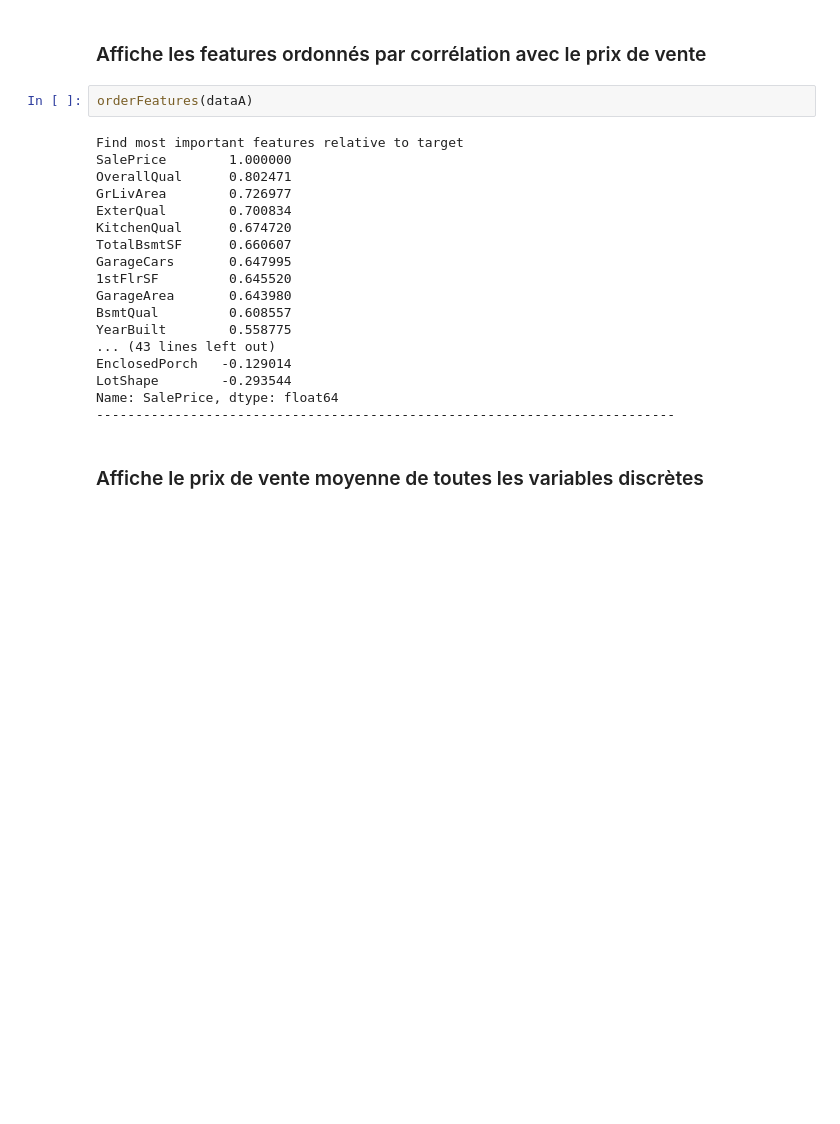
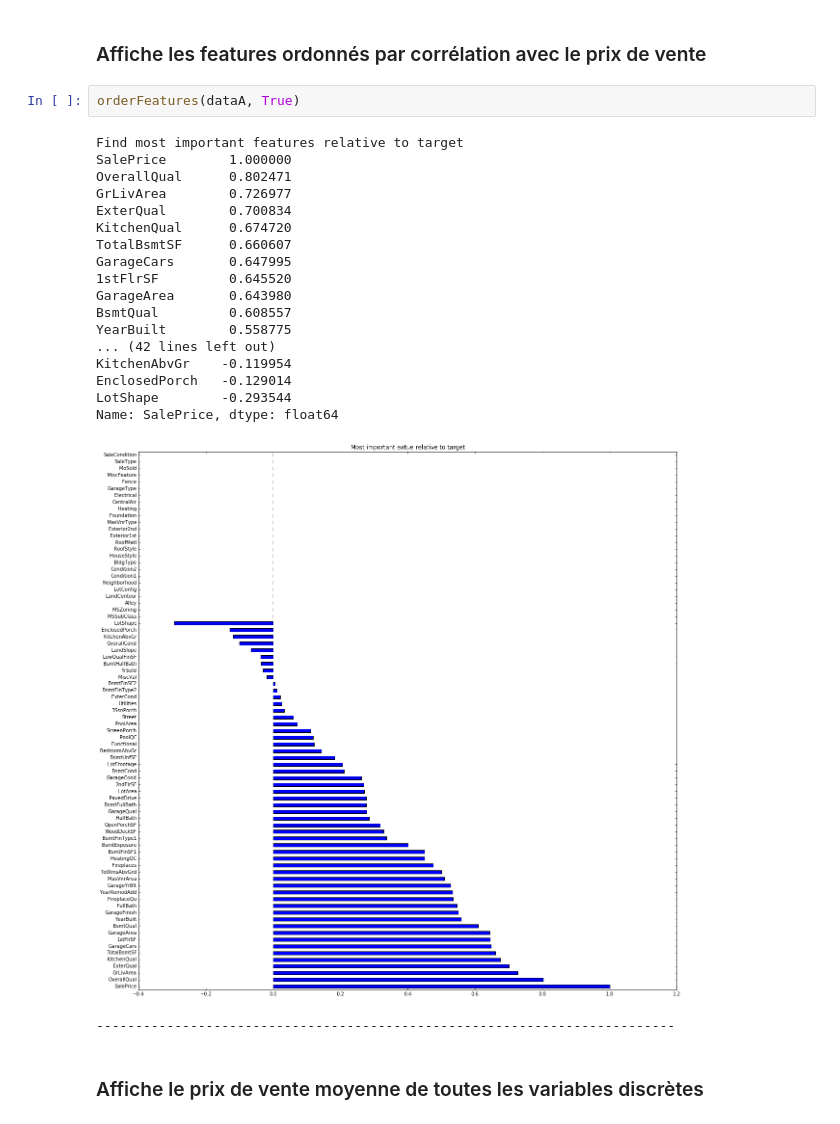
Before and after one commit to MaxouGJ/House-Prices, a Jupyter notebook: PROJET_HP_Maxime.ipynb, the cells around one changed output. Saved outputs shown, nothing was run; the diff lists cells and outputs as text; blank space fills up the shorter version.

```diff
--- a/PROJET_HP_Maxime.ipynb
+++ b/PROJET_HP_Maxime.ipynb
@@ -1079,25 +1081,27 @@ Les fichiers train_set.csv, valid_set.csv et test_set.csv ont bien été enregis
 # %% [markdown]
 ### Affiche les features ordonnés par corrélation avec le prix de vente
 # %%
-orderFeatures(dataA)
+orderFeatures(dataA, True)
 # %% [output]
 Find most important features relative to target
 SalePrice        1.000000
 OverallQual      0.802471
 GrLivArea        0.726977
 ExterQual        0.700834
 KitchenQual      0.674720
 TotalBsmtSF      0.660607
 GarageCars       0.647995
 1stFlrSF         0.645520
 GarageArea       0.643980
 BsmtQual         0.608557
 YearBuilt        0.558775
-... (43 lines left out)
+... (42 lines left out)
+KitchenAbvGr    -0.119954
 EnclosedPorch   -0.129014
 LotShape        -0.293544
 Name: SalePrice, dtype: float64
---------------------------------------------------------------------------
+[figure, added]
+--------------------------------------------------------------------------
 # %% [markdown]
 ### Affiche le prix de vente moyenne de toutes les variables discrètes
 # %%
```
Also changed, not shown: parts of 5 cells of this notebook.
